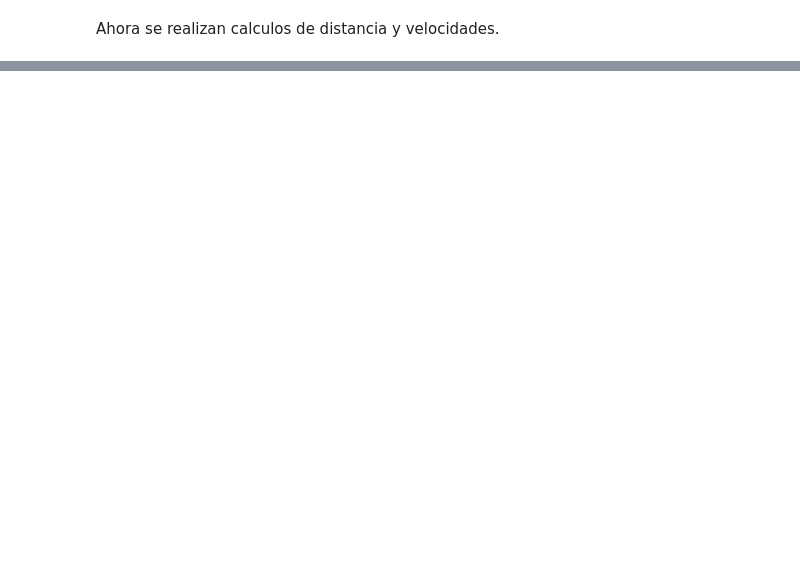
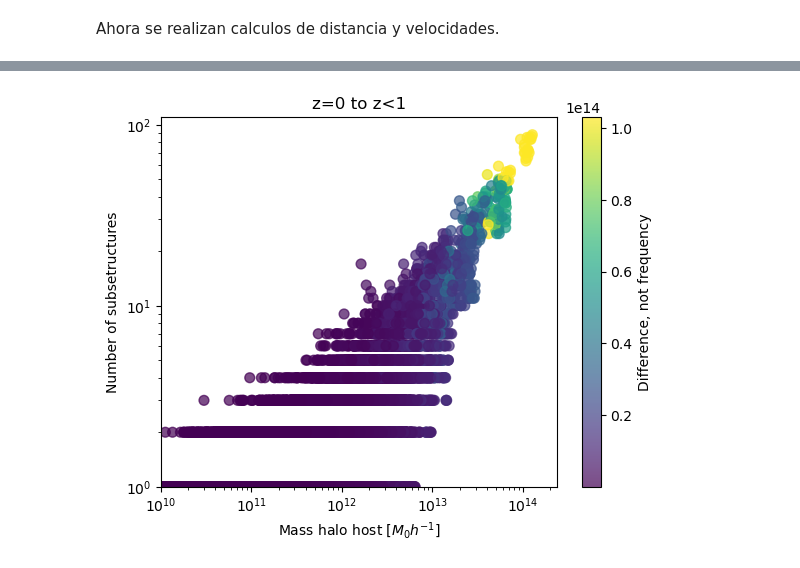
Before and after one commit to fjbautistas/Taller, a Jupyter notebook: Pruebas.ipynb, the cells around one changed output, grey strips where cells are left out. Saved outputs shown, nothing was run; the diff lists cells and outputs as text; code cells hidden in the pictures; blank space fills up the shorter version.

```diff
--- a/Pruebas.ipynb
+++ b/Pruebas.ipynb
@@ -93,0 +87,29 @@ plt.show()
+# %%
+import glob                                       #La idea es leer todos los datos de la mini
+archivos = glob.glob('DATA/'+'sussing*.z0.*_halos*')
+archivos = [archivo.replace('DATA/', '') for archivo in archivos]
+# %%
+fig, ax1 = plt.subplots()
+
+column_width = 1e1
+
+for i in range(len(archivos)):
+    j = read_file('DATA/', archivos[i])
+    j = j.data[j.data[:,1] == 0]
+
+    dist = np.sqrt(j[:,3]**2 + j[:,2]**2)
+    scatter = ax1.scatter(j[:,3], j[:,2], c=dist, cmap='viridis', s=50, marker='o', alpha=0.7)
+
+ax1.set_xlabel(r'Mass halo host [$M_{0}h^{-1}$]')
+ax1.set_ylabel("Number of subsetructures")
+ax1.set_title('z=0 to z<1')
+plt.xscale('log'); plt.yscale('log')
+
+plt.xlim(1e10,)
+plt.ylim(1,)
+
+cbar = plt.colorbar(scatter, ax=ax1)
+cbar.set_label('Difference, not frequency')
+plt.show()
+# %% [output]
+[figure, added]
```
Also changed, not shown: parts of 11 cells of this notebook.
